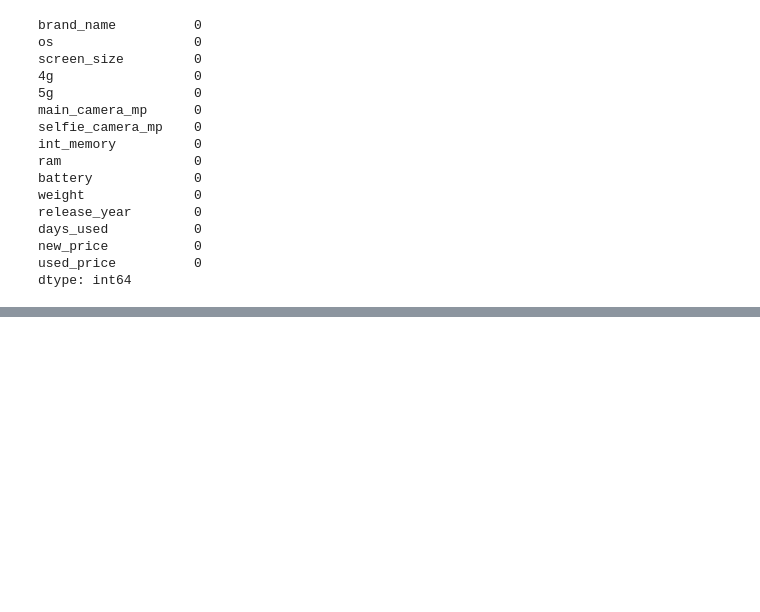
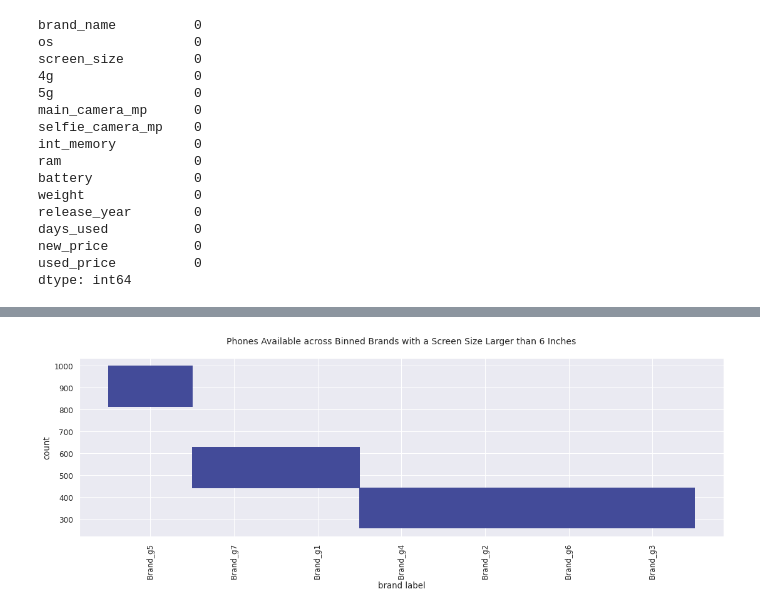
Before and after one commit to Ayda-Darvishan/ML-Regression-Model--AWS, a Jupyter notebook: AWS-NoteBook.ipynb, the cells around one changed output, grey strips where cells are left out. Cells and saved outputs as stored; diff of their text form; code cells hidden in the pictures; blank space fills up the shorter version.

Commit message:
Data Preprocessing

```diff
--- a/AWS-NoteBook.ipynb
+++ b/AWS-NoteBook.ipynb
@@ -477,0 +605,4 @@ Now, we want to figure out whether we have duplicate data and how to deal with t
+# %%
+data=data.drop(['brand_name'], axis=1)
+
+data['brand_label'].value_counts(dropna=False)
@@ -477,0 +618,24 @@ Now, we want to figure out whether we have duplicate data and how to deal with t
+# %%
+counts=data[data['screen_size']> 6]['brand_label'].value_counts().tolist()
+bins=data[data['screen_size']> 6]['brand_label'].value_counts().index.tolist()
+
+fig = plt.figure(figsize=(30, 6));
+
+# Adds subplot on position 1
+ax=fig.add_subplot(121)
+
+#definig the color
+color=sns. set_palette("dark")
+
+#plotting
+plt.title('Phones Available across Binned Brands with a Screen Size Larger than 6 Inches\n', fontsize=14)
+
+sns.histplot(y=counts, x=bins, palette=color);  # sorted plot
+
+#adding labels
+ax.set(xlabel='brand label', ylabel='count');
+ax.tick_params(axis='x', rotation=90);
+
+fig.tight_layout()
+# %% [output]
+[figure, added]
```
Also changed, not shown: parts of 25 cells of this notebook, 1 other file.
